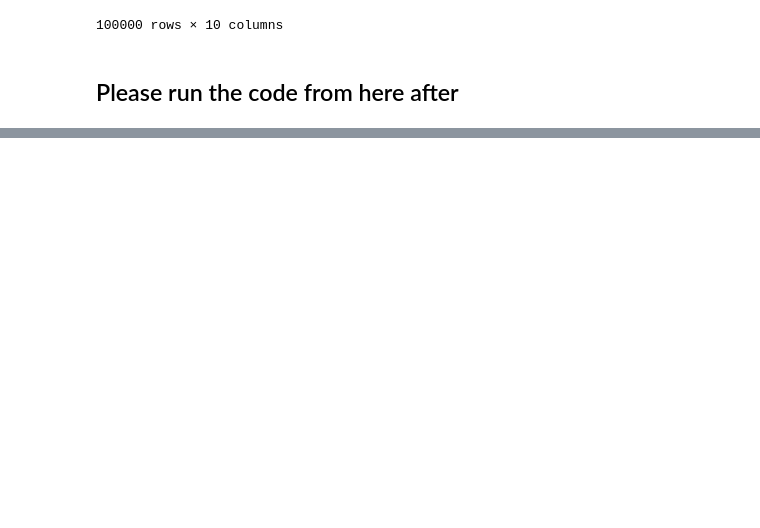
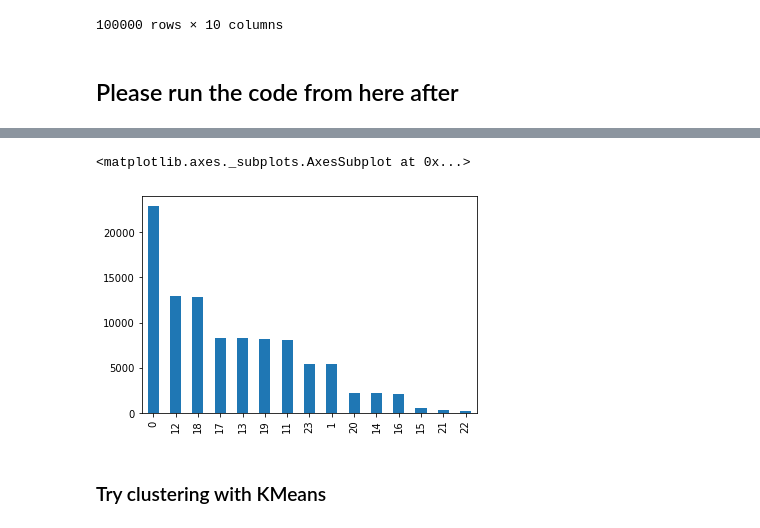
Before and after one commit to Dirodzz/Cust_Segmentation, a Jupyter notebook: Cust_Segment.ipynb, the cells around one changed output, grey strips where cells are left out. Saved outputs shown, nothing was run; the diff lists cells and outputs as text; code cells hidden in the pictures; blank space fills up the shorter version.

```diff
--- a/Cust_Segment.ipynb
+++ b/Cust_Segment.ipynb
@@ -265,0 +282,8 @@ Further thoughts:
+# %%
+# create percentage for each item
+
+# create total number of items column
+
+df_con['total_n_pur'] = df_con[items].sum(axis = 1)
+
+df_con.head()
@@ -265,0 +297,14 @@ Further thoughts:
+# %%
+# Calculate percentage
+
+for it in items:
+    df_con['{}_percent'.format(it)] = df_con[it]/df_con['total_n_pur']
+# %%
+# drop day_of_week feature
+
+df_con.drop(['day_of_week'], axis = 1, inplace = True)
+# %%
+# Create dummy variable for location
+df_loc = pd.get_dummies(df_con['location'], prefix = 'location')
+
+df_con = pd.concat([df_con, df_loc], axis = 1)
@@ -265,0 +321,7 @@ Further thoughts:
+# %%
+df_con['order_hour'].value_counts().plot.bar()
+# %% [output]
+<matplotlib.axes._subplots.AxesSubplot at 0x...>
+[figure, added]
+# %% [markdown]
+### Try clustering with KMeans
```
Also changed, not shown: parts of 34 cells of this notebook, 2 other files.
